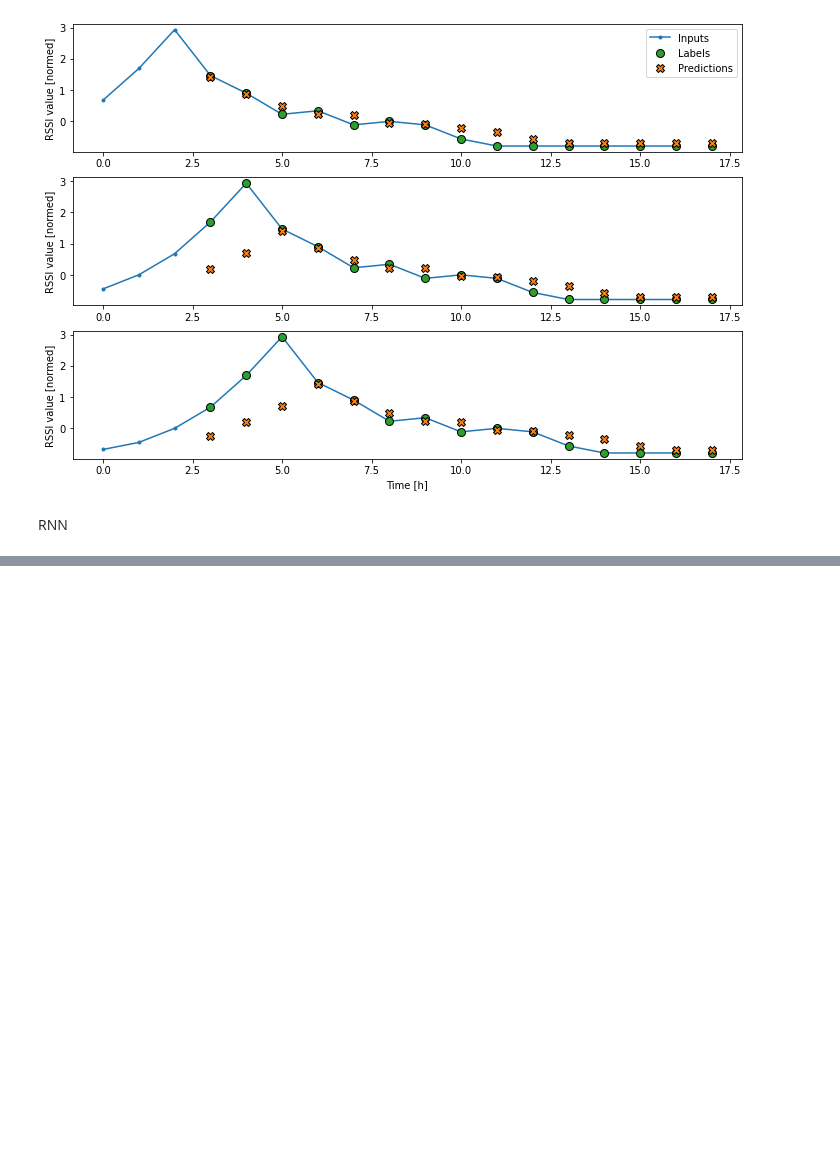
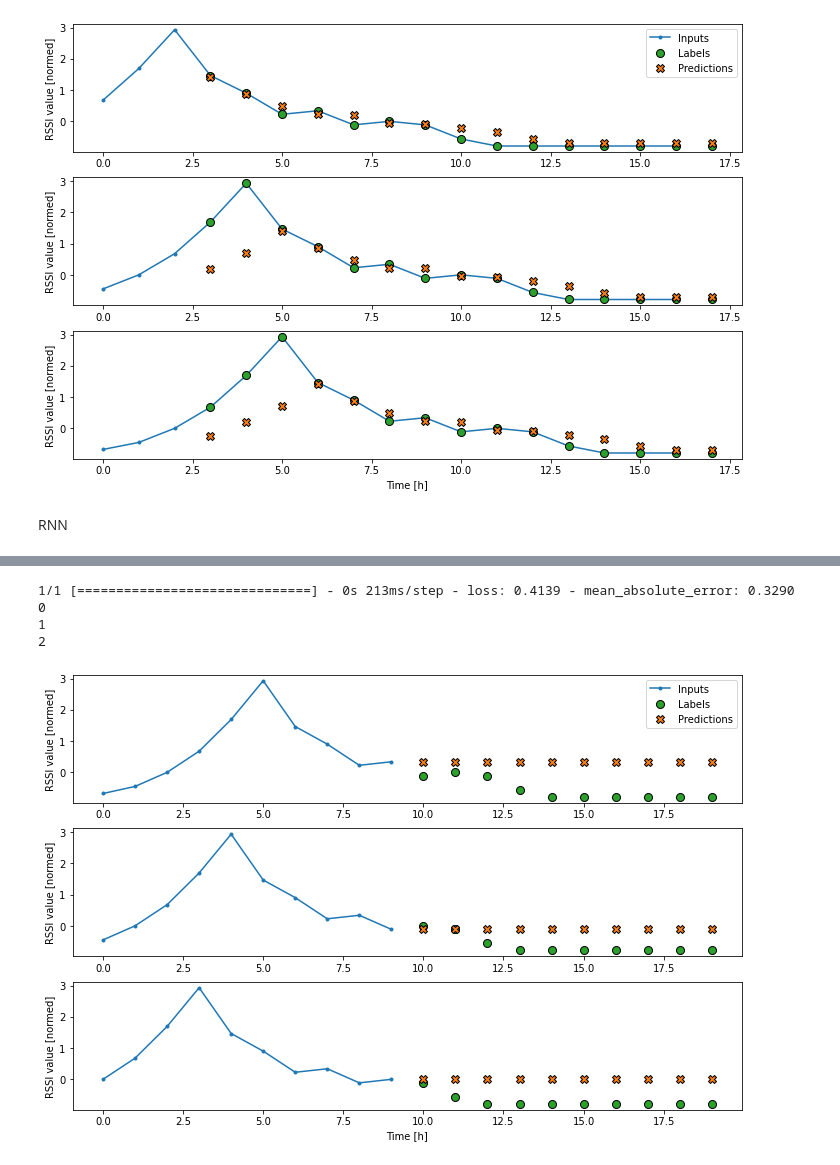
Before and after one commit to ntesfu/ML_PweredResilentMeshNetworks, a Jupyter notebook: Untitled.ipynb, the cells around one changed output, grey strips where cells are left out. Cells and saved outputs as stored; diff of their text form; code cells hidden in the pictures; blank space fills up the shorter version.

```diff
--- a/Untitled.ipynb
+++ b/Untitled.ipynb
@@ -642,0 +802,21 @@ _ = plt.legend()
+# %%
+class MultiStepLastBaseline(tf.keras.Model):
+  def call(self, inputs):
+    return tf.tile(inputs[:, -1:, :], [1, OUT_STEPS, 1])
+
+last_baseline = MultiStepLastBaseline()
+last_baseline.compile(loss=tf.keras.losses.MeanSquaredError(),
+                      metrics=[tf.keras.metrics.MeanAbsoluteError()])
+
+multi_val_performance = {}
+multi_performance = {}
+
+multi_val_performance['Last'] = last_baseline.evaluate(multi_window.val)
+multi_performance['Last'] = last_baseline.evaluate(multi_window.test, verbose=0)
+multi_window.plot(last_baseline)
+# %% [output]
+1/1 [==============================] - 0s 213ms/step - loss: 0.4139 - mean_absolute_error: 0.3290
+0
+1
+2
+[figure, added]
```
Also changed, not shown: parts of 33 cells of this notebook.
